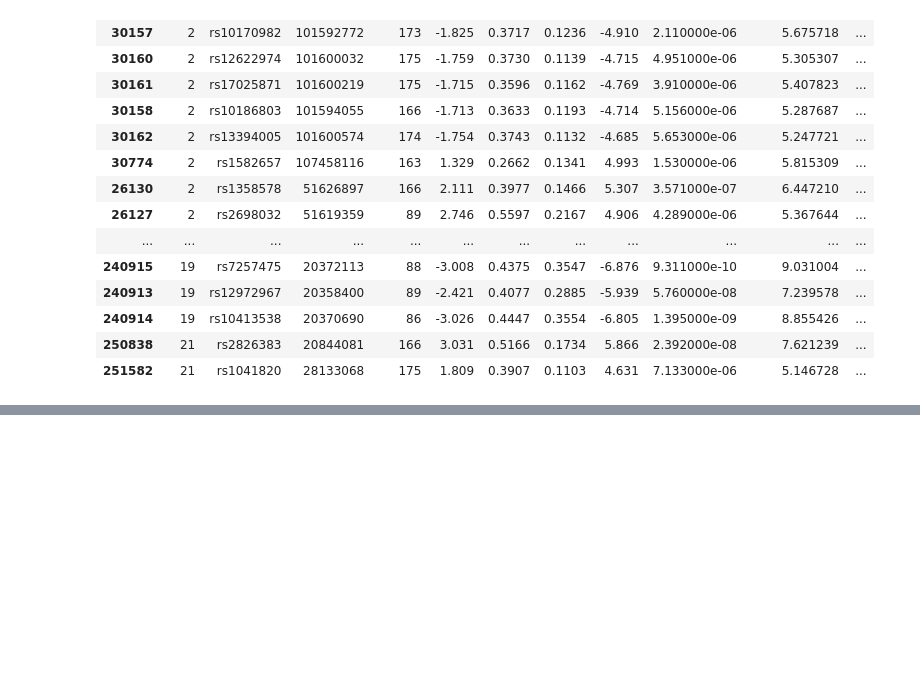
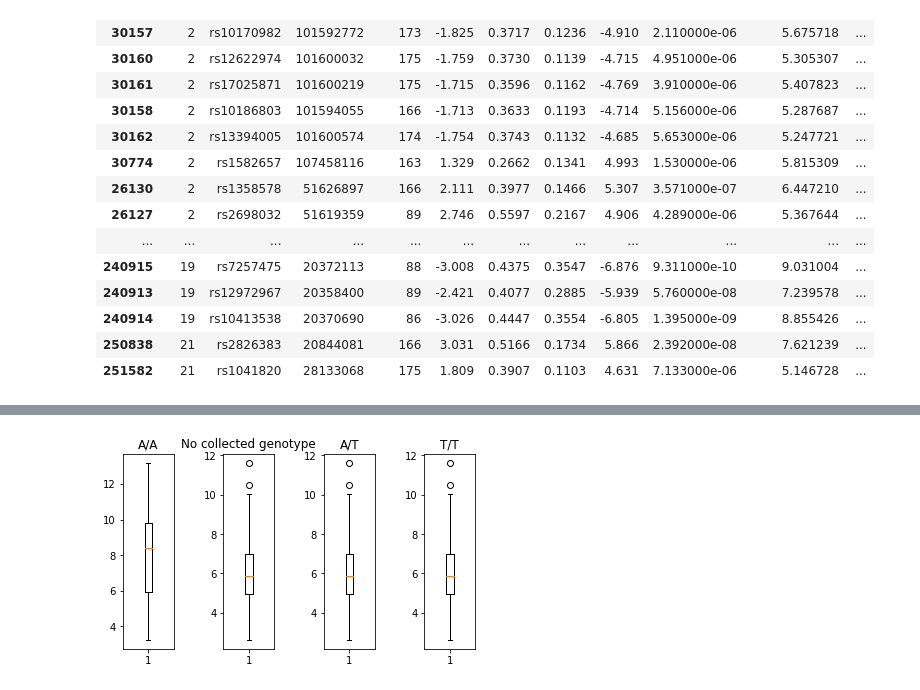
Before and after one commit to Andymao1998/qbb2021-answers, a Jupyter notebook: week3_hw/Week3_hw.ipynb, the cells around one changed output, grey strips where cells are left out. Saved outputs shown, nothing was run; the diff lists cells and outputs as text; code cells hidden in the pictures; blank space fills up the shorter version.

```diff
--- a/week3_hw/Week3_hw.ipynb
+++ b/week3_hw/Week3_hw.ipynb
@@ -397,0 +311,4 @@ sig_2
+# %%
+GWAS = df.iloc[240915, 9:]
+len(GWAS)
+GWAS
@@ -397,0 +342,42 @@ sig_2
+# %%
+for i in range(0, len(NA)):
+    NA[i] = int(NA[i])
+for i in range(0, len(WT)):
+    WT[i] = int(WT[i])
+for i in range(0, len(Hetero)):
+    Hetero[i] = int(Hetero[i])
+for i in range(0, len(Homo)):
+    Homo[i] = int(Homo[i])
+# %%
+WTd = []
+for t in range(0, 175):
+    if GS451_pheno["FID"][t] in WT:
+        WTd.append(GS451_pheno.iloc[t,:][2])
+WTd.remove(WTd[16])
+# %%
+NAd = []
+for t in range(0, 175):
+    if GS451_pheno["FID"][t] in NA:
+        NAd.append(GS451_pheno.iloc[t,:][2])
+Heterod = []
+for t in range(0, 175):
+    if GS451_pheno["FID"][t] in NA:
+        Heterod.append(GS451_pheno.iloc[t,:][2])
+Homod = []
+for t in range(0, 175):
+    if GS451_pheno["FID"][t] in NA:
+        Homod.append(GS451_pheno.iloc[t,:][2])
+# %%
+fig, axs = plt.subplots(1,4)
+axs[0].boxplot(WTd)
+axs[0].set_title("A/A")
+axs[1].boxplot(NAd)
+axs[1].set_title("No collected genotype")
+axs[2].boxplot(Heterod)
+axs[2].set_title("A/T")
+axs[3].boxplot(Homod)
+axs[3].set_title("T/T")
+fig.tight_layout(pad = 3.0)
+plt.show()
+# %% [output]
+[figure, added]
```
Also changed, not shown: parts of 17 cells of this notebook.
